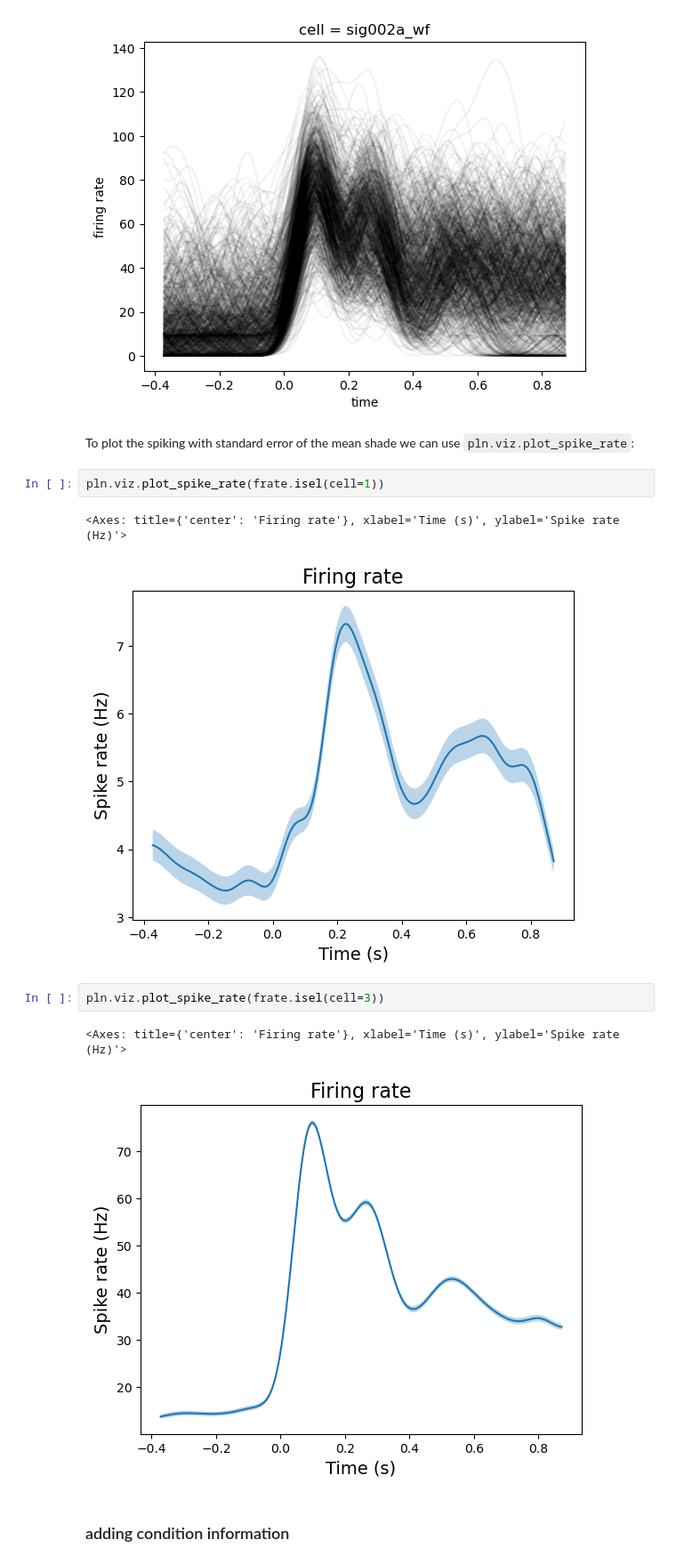
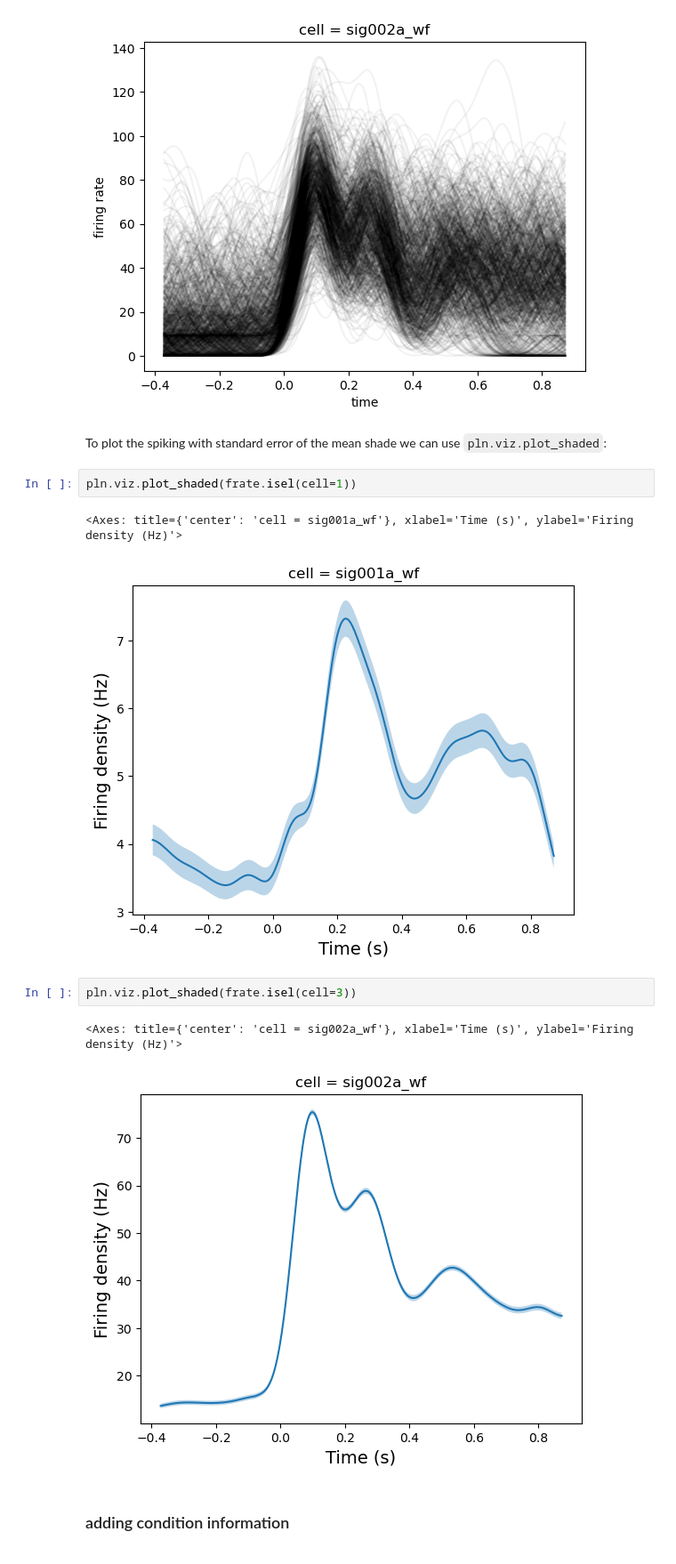
Before and after one commit to labianca/pylabianca, a Jupyter notebook: doc/fieldtrip_example.ipynb, the cells around one changed output. Shown at 89% size. Drawn from its saved outputs; the diff is of its cells as text.

```diff
--- a/doc/fieldtrip_example.ipynb
+++ b/doc/fieldtrip_example.ipynb
@@ -158,17 +150,17 @@ frate.isel(cell=3).plot(hue='trial', color='k', alpha=0.05, add_legend=False);
 # %% [output]
 [figure]
 # %% [markdown]
-To plot the spiking with standard error of the mean shade we can use `pln.viz.plot_spike_rate`:
+To plot the spiking with standard error of the mean shade we can use `pln.viz.plot_shaded`:
 # %%
-pln.viz.plot_spike_rate(frate.isel(cell=1))
+pln.viz.plot_shaded(frate.isel(cell=1))
 # %% [output]
-<Axes: title={'center': 'Firing rate'}, xlabel='Time (s)', ylabel='Spike rate (Hz)'>
+<Axes: title={'center': 'cell = sig001a_wf'}, xlabel='Time (s)', ylabel='Firing density (Hz)'>
-[figure, old version]
+[figure, new version]
 # %%
-pln.viz.plot_spike_rate(frate.isel(cell=3))
+pln.viz.plot_shaded(frate.isel(cell=3))
 # %% [output]
-<Axes: title={'center': 'Firing rate'}, xlabel='Time (s)', ylabel='Spike rate (Hz)'>
+<Axes: title={'center': 'cell = sig002a_wf'}, xlabel='Time (s)', ylabel='Firing density (Hz)'>
-[figure, old version]
+[figure, new version]
 # %% [markdown]
 ### adding condition information
 # %%
```
Also changed, not shown: parts of 22 cells of this notebook.
